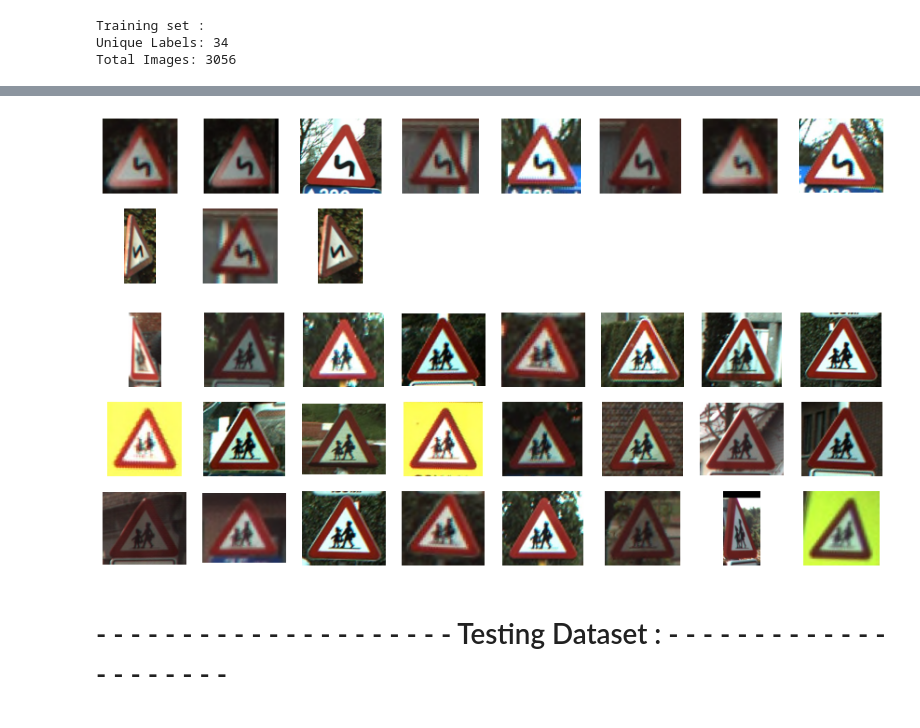
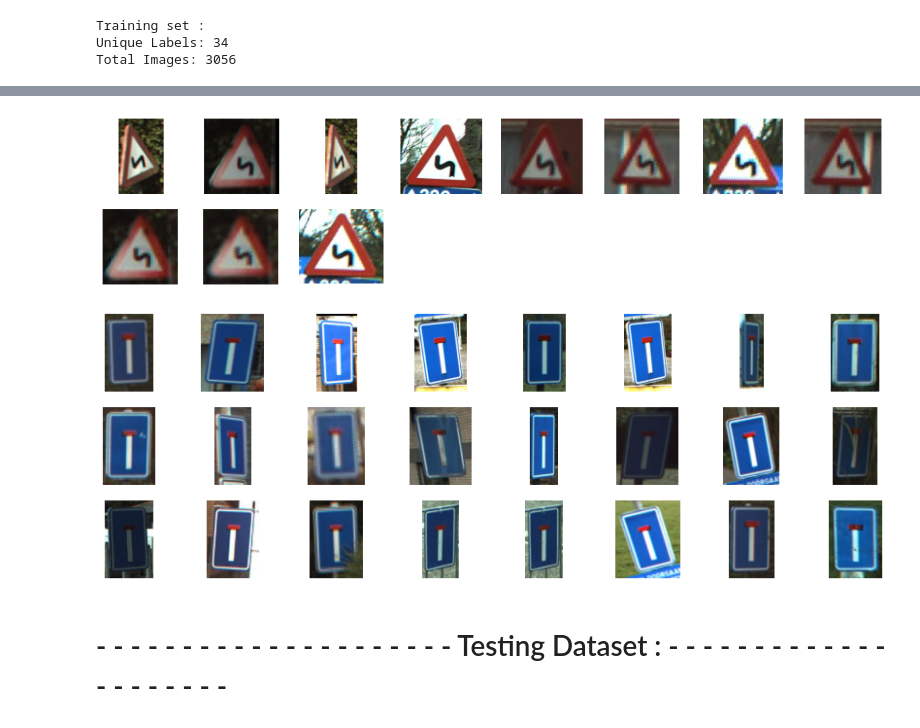
Before and after one commit to charbitz/Computer_Vision_Projects, a Jupyter notebook: homework_4/BelgiumTS_Dataset.ipynb, the cells around one changed output, grey strips where cells are left out. Drawn from its saved outputs; the diff is of its cells as text; code cells hidden in the pictures.

```diff
--- a/homework_4/BelgiumTS_Dataset.ipynb
+++ b/homework_4/BelgiumTS_Dataset.ipynb
@@ -135,0 +121,4 @@ display_label_images_train(images, label_target)
+# %%
+label_target = 10
+
+display_label_images_train(images, label_target)
@@ -138,13 +129,13 @@ label_target = 5
 
 display_label_images_train(images, label_target)
 # %% [output]
-[figure, old version]
+[figure, new version]
 # %%
-label_target = 7
+label_target = 54
 
 display_label_images_train(images, label_target)
 # %% [output]
-[figure, old version]
+[figure, new version]
 # %% [markdown]
 # - - - - - - - - - - - - - - - - - - - - - Testing Dataset : - - - - - - - - - - - - - - - - - - - - -
 # %%
```
Also changed, not shown: parts of 13 cells of this notebook.
